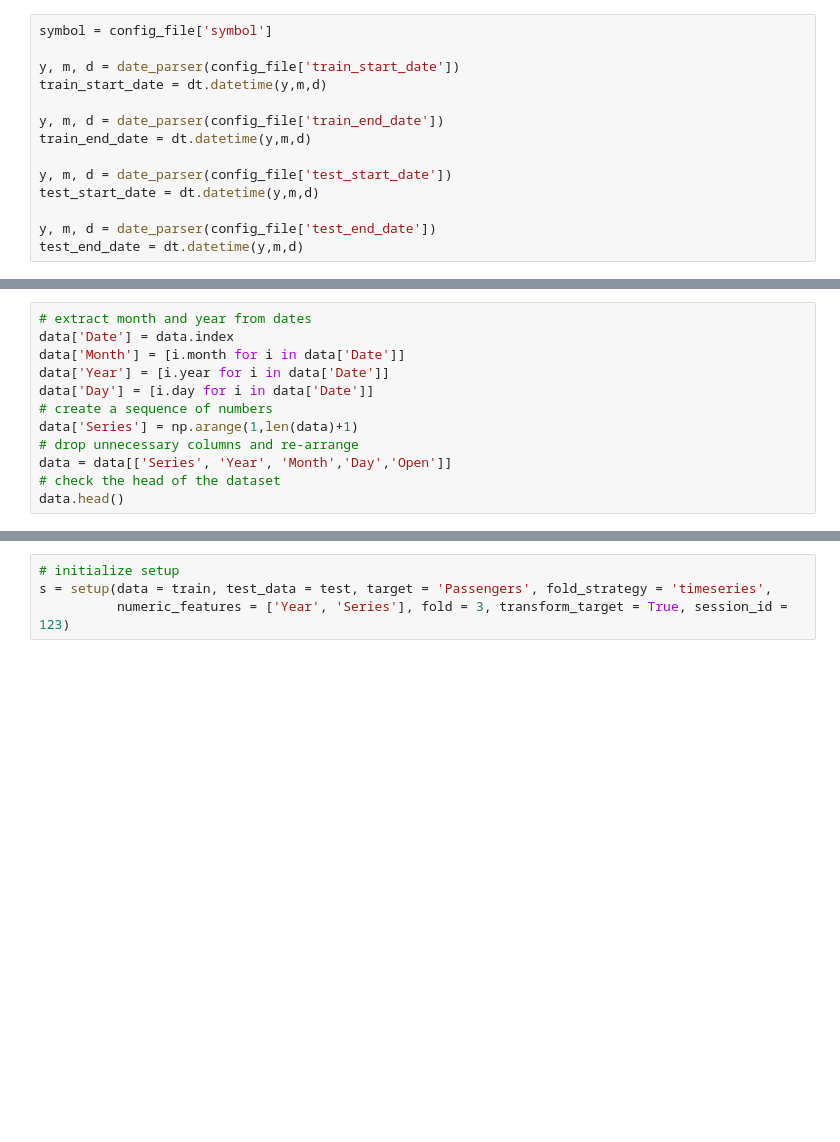
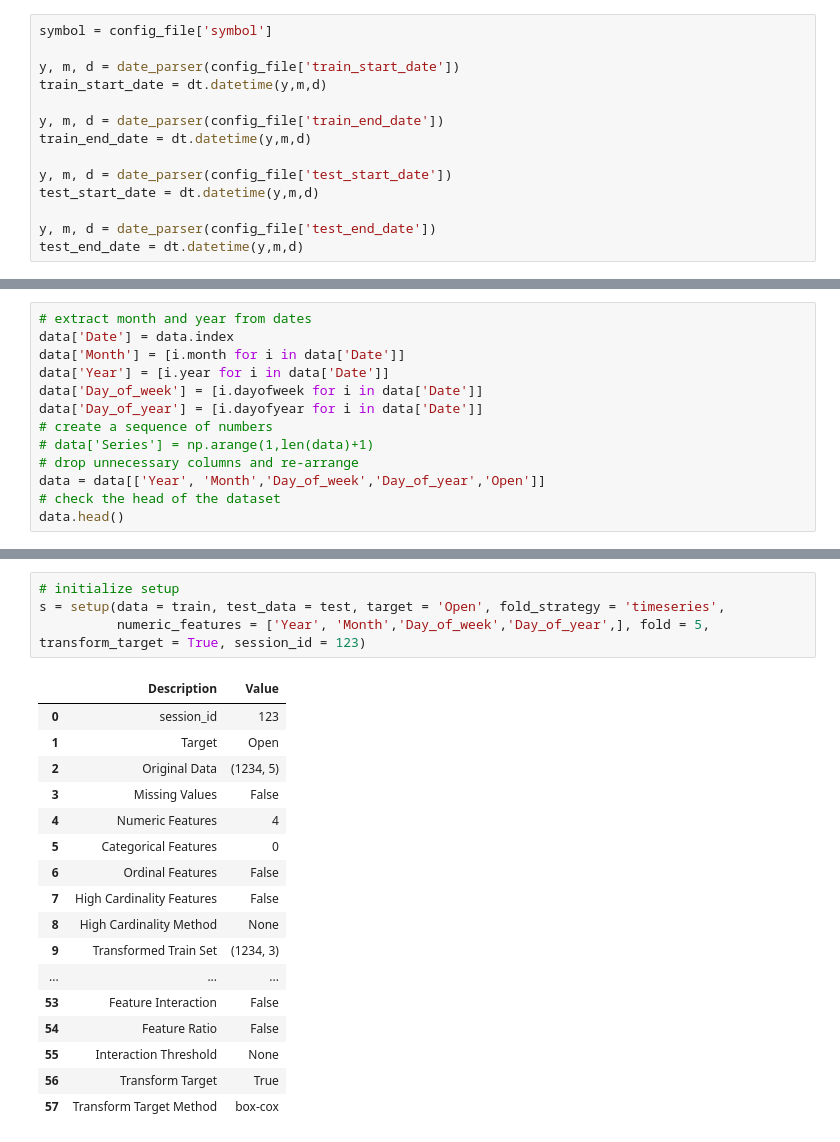
Before and after one commit to sudipta002/stock_prediction, a Jupyter notebook: Stock_Forecasting_PyCarret.ipynb, the cells around one changed output, grey strips where cells are left out. Cells and saved outputs as stored; diff of their text form; blank space fills up the shorter version.

```diff
--- a/Stock_Forecasting_PyCarret.ipynb
+++ b/Stock_Forecasting_PyCarret.ipynb
@@ -57,10 +98,11 @@ fig.show()
 data['Date'] = data.index
 data['Month'] = [i.month for i in data['Date']]
 data['Year'] = [i.year for i in data['Date']]
-data['Day'] = [i.day for i in data['Date']]
+data['Day_of_week'] = [i.dayofweek for i in data['Date']]
+data['Day_of_year'] = [i.dayofyear for i in data['Date']]
 # create a sequence of numbers
-data['Series'] = np.arange(1,len(data)+1)
+# data['Series'] = np.arange(1,len(data)+1)
 # drop unnecessary columns and re-arrange
-data = data[['Series', 'Year', 'Month','Day','Open']]
+data = data[['Year', 'Month','Day_of_week','Day_of_year','Open']]
 # check the head of the dataset
 data.head()
@@ -75,4 +135,22 @@ train.shape, test.shape
 # %%
 # initialize setup
-s = setup(data = train, test_data = test, target = 'Passengers', fold_strategy = 'timeseries',
-          numeric_features = ['Year', 'Series'], fold = 3, transform_target = True, session_id = 123)
+s = setup(data = train, test_data = test, target = 'Open', fold_strategy = 'timeseries',
+          numeric_features = ['Year', 'Month','Day_of_week','Day_of_year',], fold = 5, transform_target = True, session_id = 123)
+# %% [output]
+|  | Description | Value |
+| 0 | session_id | 123 |
+| 1 | Target | Open |
+| 2 | Original Data | (1234, 5) |
+| 3 | Missing Values | False |
+| 4 | Numeric Features | 4 |
+| 5 | Categorical Features | 0 |
+| 6 | Ordinal Features | False |
+| 7 | High Cardinality Features | False |
+| 8 | High Cardinality Method | None |
+| 9 | Transformed Train Set | (1234, 3) |
+| ... | ... | ... |
+| 53 | Feature Interaction | False |
+| 54 | Feature Ratio | False |
+| 55 | Interaction Threshold | None |
+| 56 | Transform Target | True |
+| 57 | Transform Target Method | box-cox |
```
Also changed, not shown: parts of 16 cells of this notebook.
